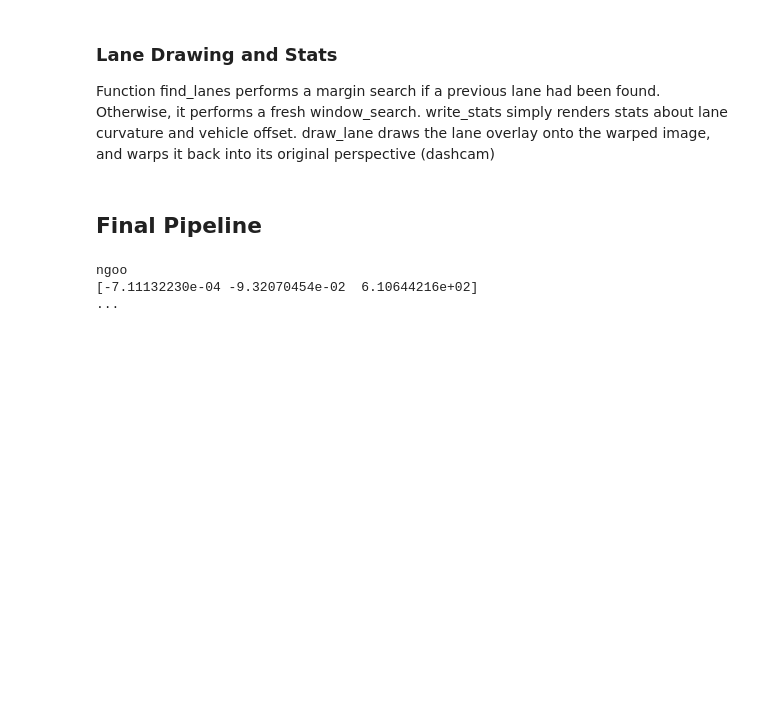
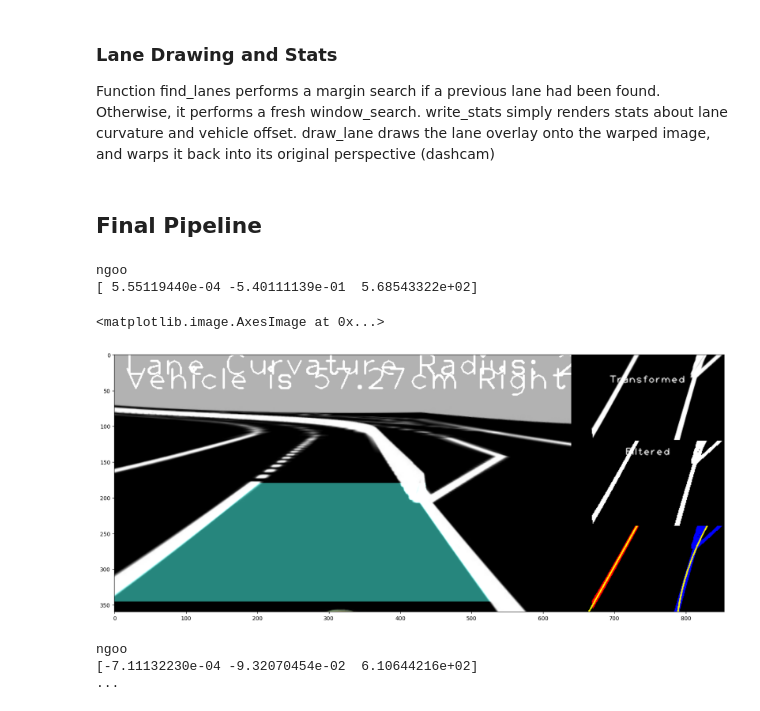
Before and after one commit to aubamedany/Lane-detection, a Jupyter notebook: P4 - Advanced Lane Lines.ipynb, the cells around one changed output. Drawn from its saved outputs; the diff is of its cells as text; code cells hidden in the pictures; blank space fills up the shorter version.

```diff
--- a/P4 - Advanced Lane Lines.ipynb
+++ b/P4 - Advanced Lane Lines.ipynb
@@ -802,6 +763,21 @@ def process_img(img):
     result = assemble_img(warped, combined, output_img, lane_img)
 
     return result
+# %%
+left_line = Line()
+right_line = Line()
+
+img = cv2.imread("newtest.jpg")
+b, g, r = cv2.split(img)
+img = cv2.merge([r, g, b])
+img = cv2.resize(img,IMG_SIZE)
+plt.figure(figsize = (20,20))
+plt.imshow(process_img(img))
+# %% [output]
+ngoo
+[ 5.55119440e-04 -5.40111139e-01  5.68543322e+02]
+<matplotlib.image.AxesImage at 0x...>
+[figure, added]
 # %%
 left_line = Line()
 right_line = Line()
```
Also changed, not shown: parts of 7 cells of this notebook, 2 other files.
